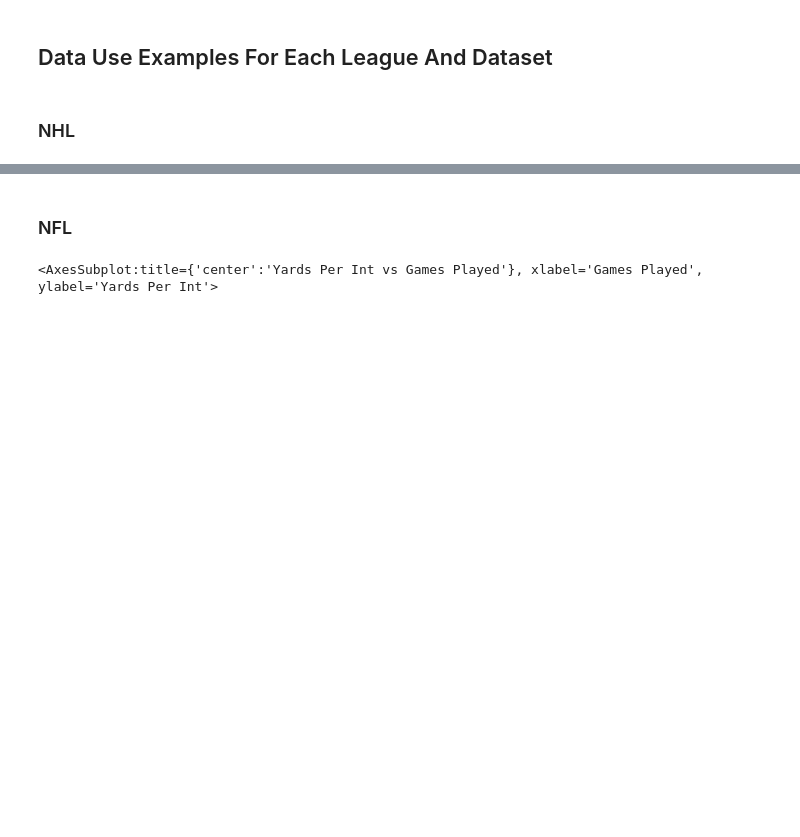
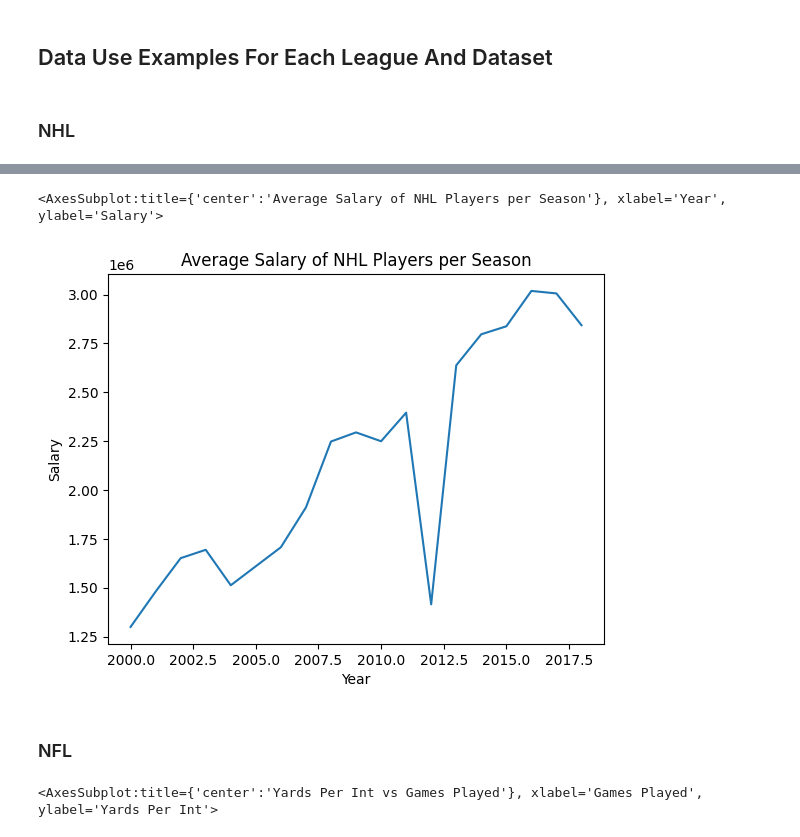
Before and after one commit to stevensryanw/stevensryanw.github.io, a Jupyter notebook: main.ipynb, the cells around one changed output, grey strips where cells are left out. Cells and saved outputs as stored; diff of their text form; code cells hidden in the pictures; blank space fills up the shorter version.

```diff
--- a/main.ipynb
+++ b/main.ipynb
@@ -60 +133,30 @@ nhl
+# %%
+#Read in the salary csv file
+nhlSalary = pd.read_csv('data/nhl/salary_data/salariesFinal.csv')
+
+#Remove years before 2000 and after 2018
+nhlSalary.drop(nhlSalary[nhlSalary['Year'] < 2000].index, inplace=True)
+nhlSalary.drop(nhlSalary[nhlSalary['Year'] > 2018].index, inplace=True)
+
+#Meging the salary dataframe with the skater and goalie dataframe
+nhlSkaterSal =  nhlSkaters.merge(nhlSalary, on=['Name', 'Year'], how='left')
+nhlGoalieSal =  nhlGoalies.merge(nhlSalary, on=['Name', 'Year'], how='left')
+
+#Output the dataframes to csv
+nhlSkaterSal.to_csv('data/nhl/skater_data/nhlSkaterSal.csv')
+nhlGoalieSal.to_csv('data/nhl/goalie_data/nhlGoalieSal.csv')
+
+#Print the dataframe
+nhlGoalieSal
+nhlSkaterSal
+
+#Merge the skaterSal and goalieSal dataframes
+nhl = pd.concat([nhlSkaterSal, nhlGoalieSal], ignore_index=True)
+
+#Output the dataframe to csv
+nhl.to_csv('data/nhl/nhl.csv')
+
+#Example of finding skaters and golies from the newly merged dataframe
+skaters = nhl[nhl['Pos']!='G']
+goalies = nhl[nhl['Pos']=='G']
 # %%
@@ -253,3 +434,16 @@ nba.to_csv('nba.csv')
+# %%
+#Aggregating the mean based on season and salary
+nhlSalMean = nhl.groupby('Year')['Salary'].mean()
+
+#Graphing the average salary of nhl players by season
+nhlSalMean.plot.line(
+    title='Average Salary of NHL Players per Season',
+    xlabel='Year',
+    ylabel='Salary'
+)
+# %% [output]
+<AxesSubplot:title={'center':'Average Salary of NHL Players per Season'}, xlabel='Year', ylabel='Salary'>
+[figure, added]
 # %% [markdown]
 ### NFL
 # %%
```
Also changed, not shown: parts of 21 cells of this notebook, 40 other files.
